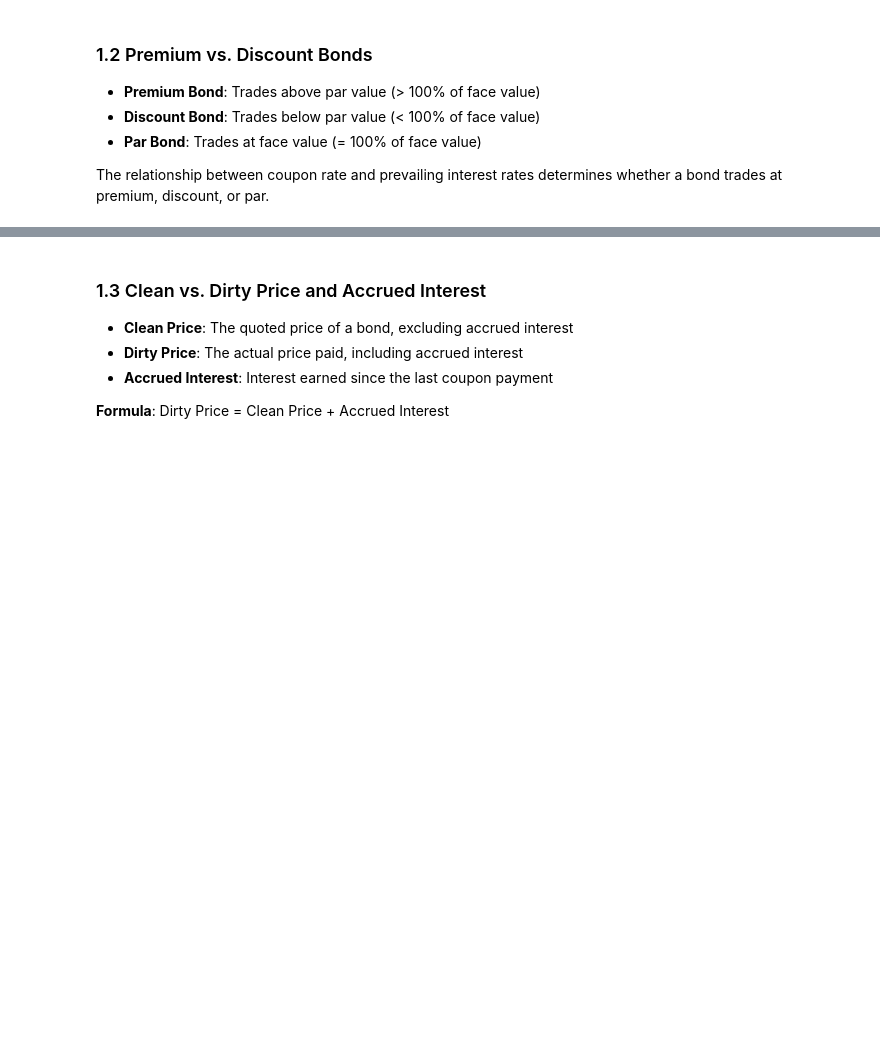
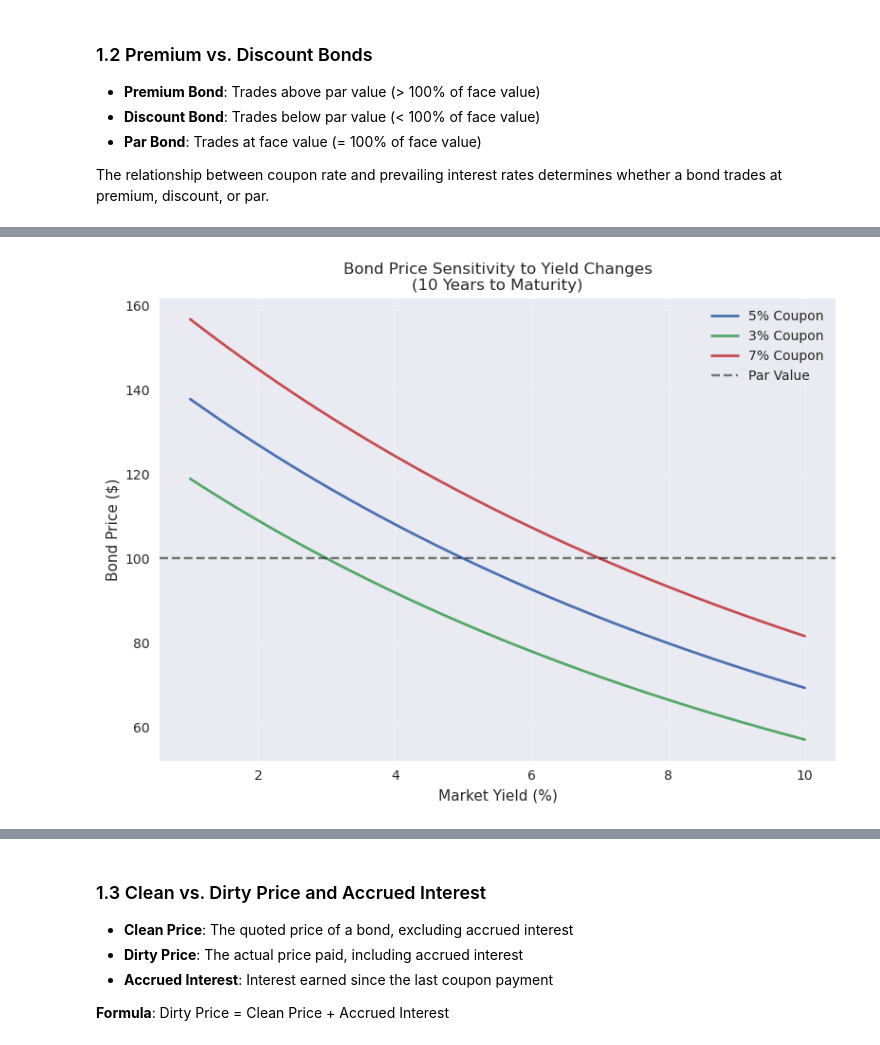
Before and after one commit to rtrimble13/tb-notebooks, a Jupyter notebook: src/202506_bonds_202.ipynb, the cells around one changed output, grey strips where cells are left out. Saved outputs shown, nothing was run; the diff lists cells and outputs as text; code cells hidden in the pictures; blank space fills up the shorter version.

```diff
--- a/src/202506_bonds_202.ipynb
+++ b/src/202506_bonds_202.ipynb
@@ -146,0 +196,32 @@ plt.show()
+# %%
+# Only plot: Price sensitivity to yield changes
+fig, ax = plt.subplots(figsize=(8, 6))
+
+# Bond characteristics
+def bond_price(coupon_rate, yield_rate, years, par=100):
+    """Calculate bond price using present value formula"""
+    coupon = coupon_rate * par / 100
+    pv_coupons = sum([coupon / (1 + yield_rate/100)**t for t in range(1, years+1)])
+    pv_principal = par / (1 + yield_rate/100)**years
+    return pv_coupons + pv_principal
+
+years_to_maturity = 10
+yields = np.linspace(1, 10, 50)
+prices_5pct = [bond_price(5, y, years_to_maturity) for y in yields]
+prices_3pct = [bond_price(3, y, years_to_maturity) for y in yields]
+prices_7pct = [bond_price(7, y, years_to_maturity) for y in yields]
+
+ax.plot(yields, prices_5pct, label='5% Coupon', linewidth=2)
+ax.plot(yields, prices_3pct, label='3% Coupon', linewidth=2)
+ax.plot(yields, prices_7pct, label='7% Coupon', linewidth=2)
+ax.axhline(y=100, color='black', linestyle='--', alpha=0.5, label='Par Value')
+ax.set_xlabel('Market Yield (%)')
+ax.set_ylabel('Bond Price ($)')
+ax.set_title('Bond Price Sensitivity to Yield Changes\n(10 Years to Maturity)')
+ax.legend()
+ax.grid(True, alpha=0.3)
+
+plt.tight_layout()
+plt.show()
+# %% [output]
+[figure, added]
```
Also changed, not shown: parts of 8 cells of this notebook.
